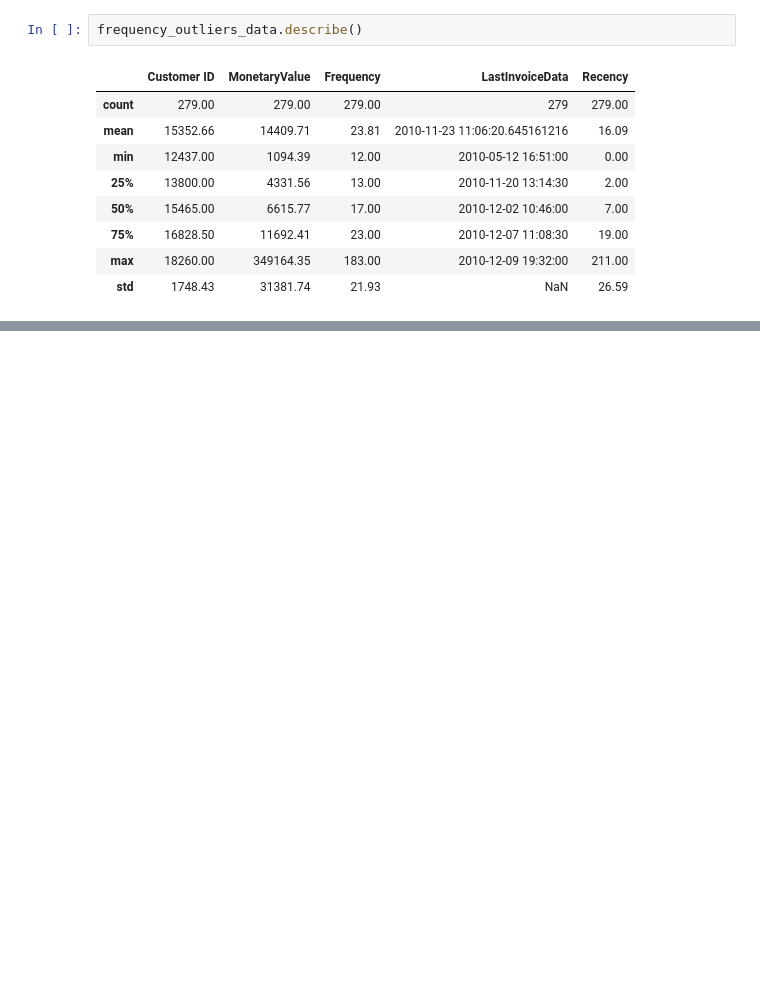
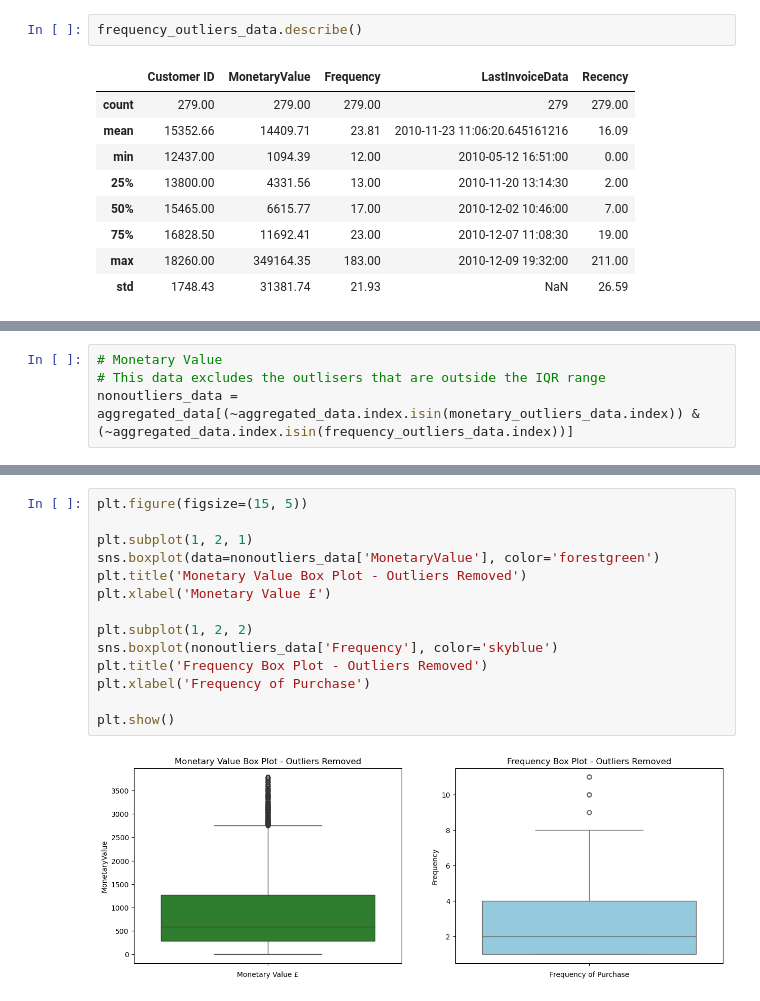
Before and after one commit to Hamza-Ahmed96/DataProjects, a Jupyter notebook: Sales_Analysis_Using_KMeans_Clustering/notebook.ipynb, the cells around one changed output, grey strips where cells are left out. Saved outputs shown, nothing was run; the diff lists cells and outputs as text; blank space fills up the shorter version.

```diff
--- a/Sales_Analysis_Using_KMeans_Clustering/notebook.ipynb
+++ b/Sales_Analysis_Using_KMeans_Clustering/notebook.ipynb
@@ -356,0 +379,4 @@ frequency_outliers_data.describe()
+# %%
+# Monetary Value
+# This data excludes the outlisers that are outside the IQR range
+nonoutliers_data = aggregated_data[(~aggregated_data.index.isin(monetary_outliers_data.index)) & (~aggregated_data.index.isin(frequency_outliers_data.index))]
@@ -356,0 +395,16 @@ frequency_outliers_data.describe()
+# %%
+plt.figure(figsize=(15, 5))
+
+plt.subplot(1, 2, 1)
+sns.boxplot(data=nonoutliers_data['MonetaryValue'], color='forestgreen')
+plt.title('Monetary Value Box Plot - Outliers Removed')
+plt.xlabel('Monetary Value £')
+
+plt.subplot(1, 2, 2)
+sns.boxplot(nonoutliers_data['Frequency'], color='skyblue')
+plt.title('Frequency Box Plot - Outliers Removed')
+plt.xlabel('Frequency of Purchase')
+
+plt.show()
+# %% [output]
+[figure, added]
```
Also changed, not shown: parts of 28 cells of this notebook.
